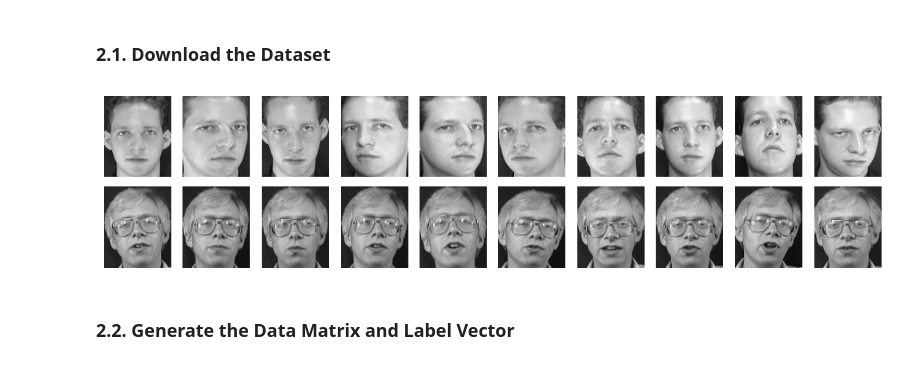
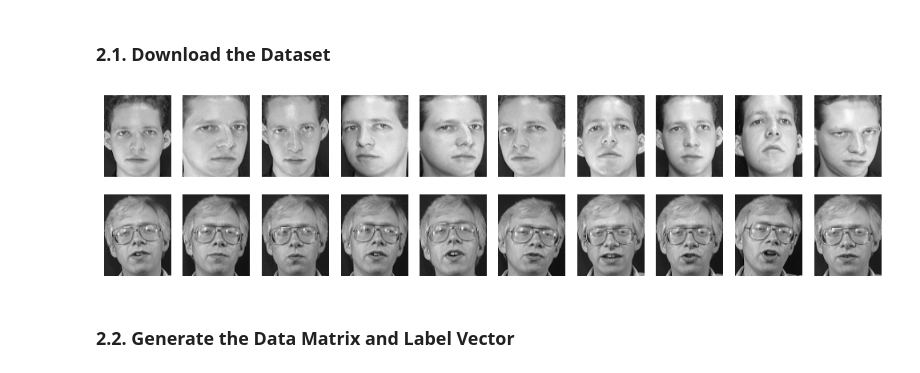
Before and after one commit to nouranKhalil/Face-Recognition, a Jupyter notebook: Face Recognition.ipynb, the cells around one changed output. Saved outputs shown, nothing was run; the diff lists cells and outputs as text; code cells hidden in the pictures.

```diff
--- a/Face Recognition.ipynb
+++ b/Face Recognition.ipynb
@@ -17,21 +17,21 @@ import matplotlib.pyplot as plt
 # %%
 SAMPLE_NUMBER = 2
 
-folders = [[plt.imread(f'dataset/s{j + 1}/{i + 1}.pgm') for i in range(10)] for j in range(40)]
+imgs = [plt.imread(f'dataset/s{i + 1}/{j + 1}.pgm') for i in range(40) for j in range(10)]
 
+SAMPLE_NUMBER *= 10
 plt.figure(figsize=(10, SAMPLE_NUMBER / 2 * 2.5))
-for i, folder in enumerate(folders):
+for i, img in enumerate(imgs):
     if i == SAMPLE_NUMBER:
         break
-    for j, img in enumerate(folder):
-        plt.subplot(SAMPLE_NUMBER, 10, i * 10 + j + 1)
-        plt.imshow(img, cmap="gray")
-        plt.axis('off')
+    plt.subplot(SAMPLE_NUMBER, 10, i + 1)
+    plt.imshow(img, cmap="gray")
+    plt.axis('off')
 
 plt.tight_layout()
 plt.show()
 # %% [output]
-[figure, old version]
+[figure, new version]
 # %% [markdown]
 ### 2.2. Generate the Data Matrix and Label Vector
 # %%
```
Also changed, not shown: parts of 2 cells of this notebook.
